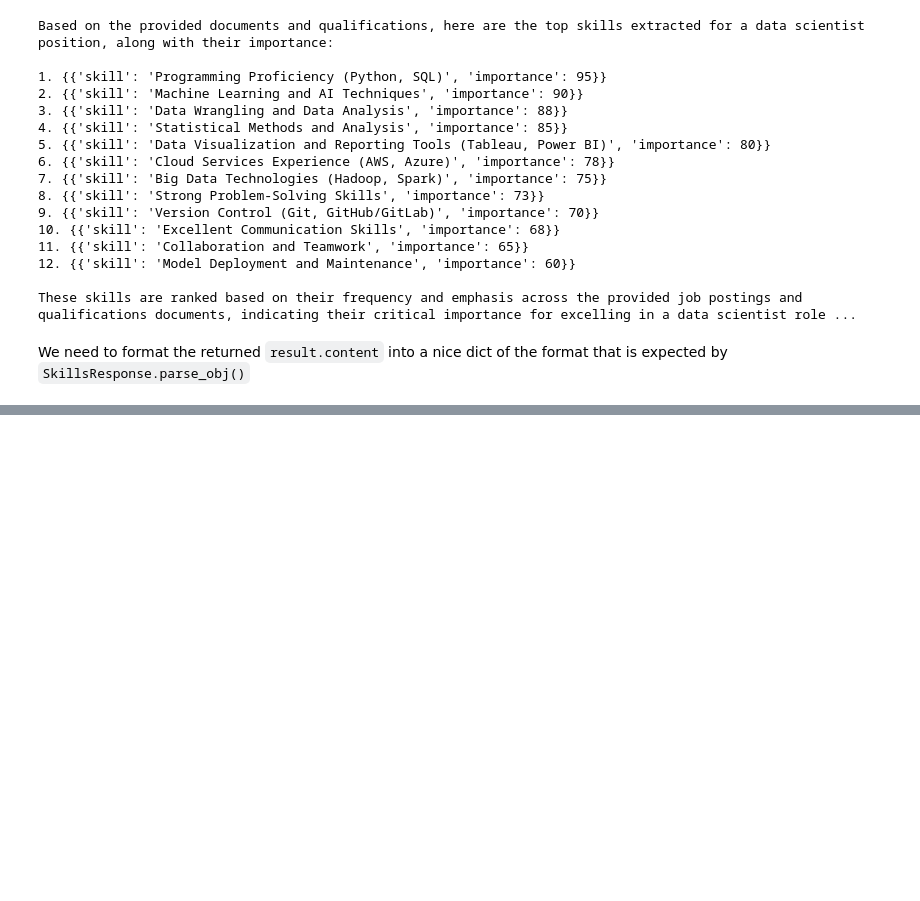
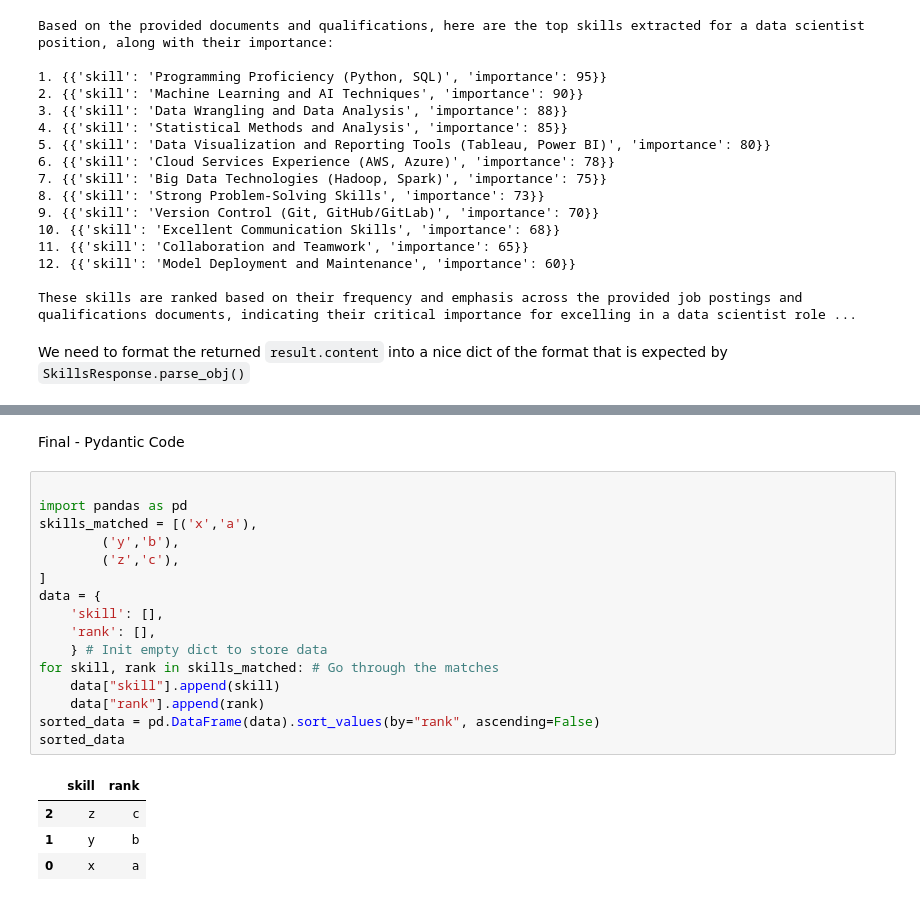
Before and after one commit to Ikeora/SkillSyncRAG, a Jupyter notebook: notebooks/rag.ipynb, the cells around one changed output, grey strips where cells are left out. Drawn from its saved outputs; the diff is of its cells as text; blank space fills up the shorter version.

```diff
--- a/notebooks/rag.ipynb
+++ b/notebooks/rag.ipynb
@@ -396,0 +394,23 @@ TypeError: sequence item 0: expected str instance, tuple found
+# %% [markdown]
+Final - Pydantic Code
+# %%
+
+import pandas as pd
+skills_matched = [('x','a'),
+        ('y','b'),
+        ('z','c'),
+]
+data = {
+    'skill': [],
+    'rank': [],
+    } # Init empty dict to store data
+for skill, rank in skills_matched: # Go through the matches
+    data["skill"].append(skill)
+    data["rank"].append(rank)
+sorted_data = pd.DataFrame(data).sort_values(by="rank", ascending=False)
+sorted_data
+# %% [output]
+|  | skill | rank |
+| 2 | z | c |
+| 1 | y | b |
+| 0 | x | a |
```
Also changed, not shown: parts of 3 cells of this notebook, 12 other files.
